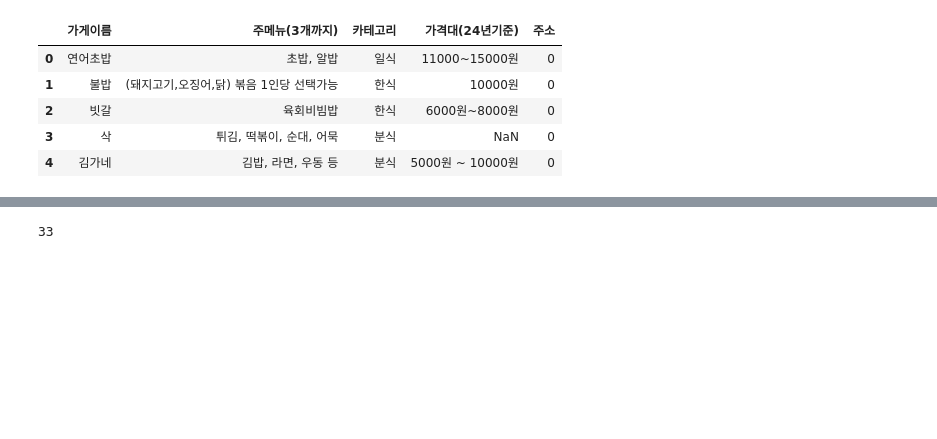
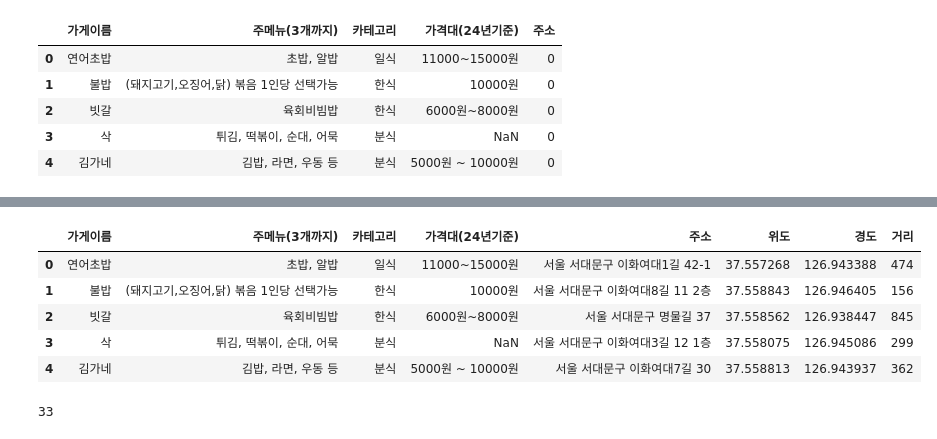
Before and after one commit to liveleisurely/WHATISLUNCH, a Jupyter notebook: address.ipynb, the cells around one changed output, grey strips where cells are left out. Saved outputs shown, nothing was run; the diff lists cells and outputs as text; code cells hidden in the pictures; blank space fills up the shorter version.

```diff
--- a/address.ipynb
+++ b/address.ipynb
@@ -199,3 +213,12 @@ Data columns (total 8 columns):
  7   거리          33 non-null     int64
 dtypes: float64(2), int64(1), object(5)
 memory usage: 2.2+ KB
+# %%
+data.head()
+# %% [output]
+|  | 가게이름 | 주메뉴(3개까지) | 카테고리 | 가격대(24년기준) | 주소 | 위도 | 경도 | 거리 |
+| 0 | 연어초밥 | 초밥, 알밥 | 일식 | 11000~15000원 | 서울 서대문구 이화여대1길 42-1 | 37.557268 | 126.943388 | 474 |
+| 1 | 불밥 | (돼지고기,오징어,닭) 볶음 1인당 선택가능 | 한식 | 10000원 | 서울 서대문구 이화여대8길 11 2층 | 37.558843 | 126.946405 | 156 |
+| 2 | 빗갈 | 육회비빔밥 | 한식 | 6000원~8000원 | 서울 서대문구 명물길 37 | 37.558562 | 126.938447 | 845 |
+| 3 | 삭 | 튀김, 떡볶이, 순대, 어묵 | 분식 | NaN | 서울 서대문구 이화여대3길 12 1층 | 37.558075 | 126.945086 | 299 |
+| 4 | 김가네 | 김밥, 라면, 우동 등 | 분식 | 5000원 ~ 10000원 | 서울 서대문구 이화여대7길 30 | 37.558813 | 126.943937 | 362 |
```
Also changed, not shown: parts of 17 cells of this notebook, 10 other files.
